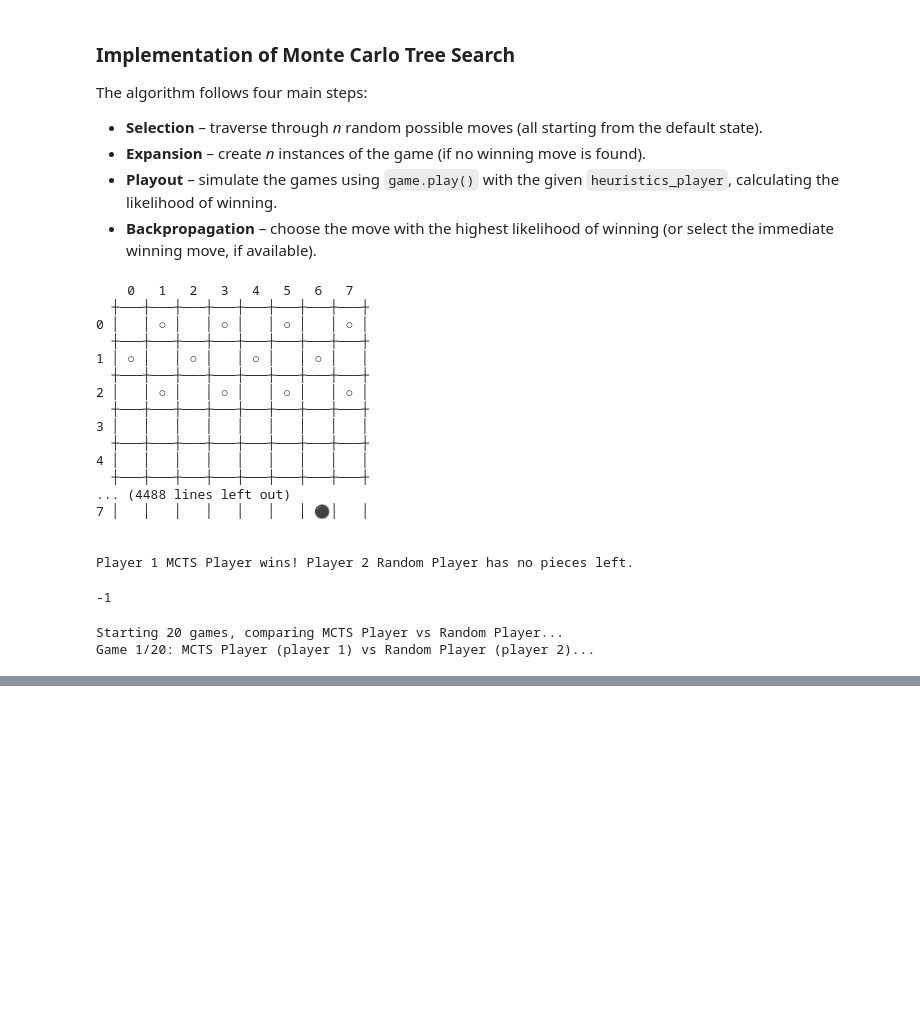
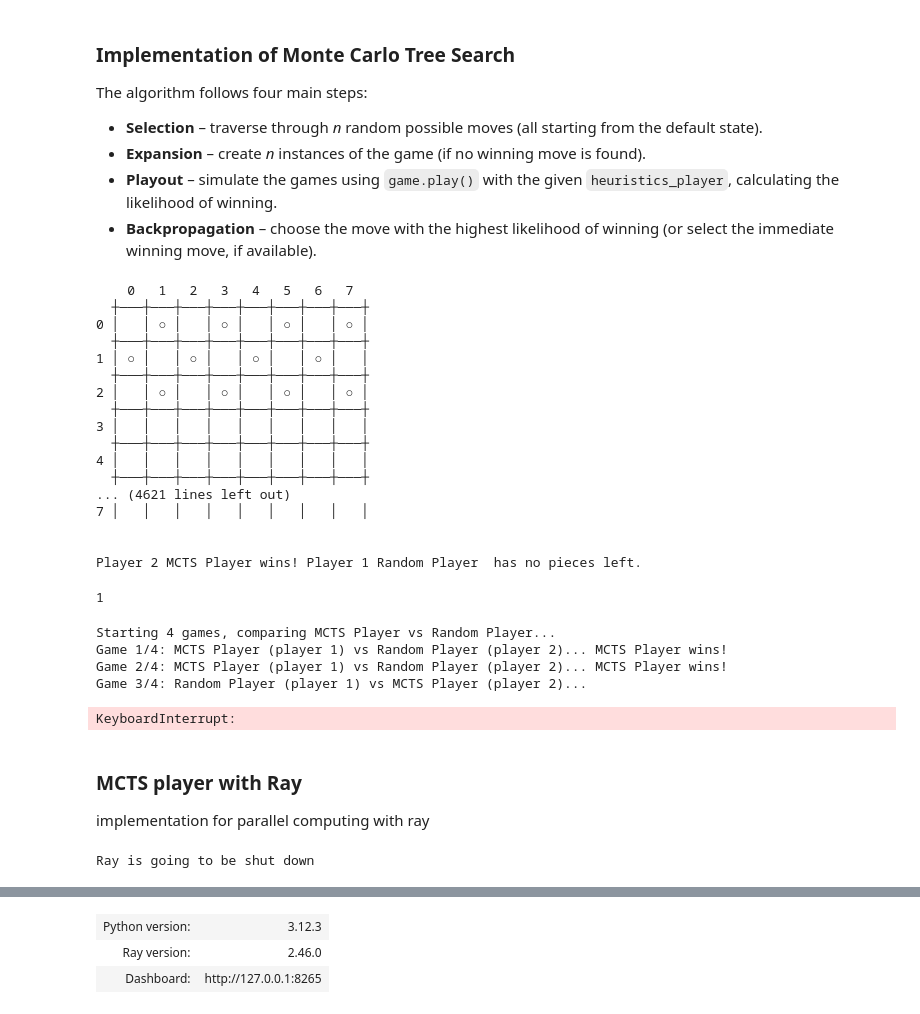
Before and after one commit to c-i-a-s-t-e-k/draughts-mcts, a Jupyter notebook: draughts_mcts.ipynb, the cells around one changed output, grey strips where cells are left out. Saved outputs shown, nothing was run; the diff lists cells and outputs as text; code cells hidden in the pictures; blank space fills up the shorter version.

```diff
--- a/draughts_mcts.ipynb
+++ b/draughts_mcts.ipynb
@@ -104,6 +97,6 @@ class MonteCarloTreeSearchPlayer:
         return best_move
 # %%
-Draughts(MonteCarloTreeSearchPlayer(), RandomPlayer()).play()
+Draughts(RandomPlayer(), MonteCarloTreeSearchPlayer()).play()
 # %% [output]
     0   1   2   3   4   5   6   7
   ┼───┼───┼───┼───┼───┼───┼───┼───┼
@@ -117,19 +110,20 @@ Draughts(MonteCarloTreeSearchPlayer(), RandomPlayer()).play()
   ┼───┼───┼───┼───┼───┼───┼───┼───┼
 4 │   │   │   │   │   │   │   │   │
   ┼───┼───┼───┼───┼───┼───┼───┼───┼
-... (4488 lines left out)
-7 │   │   │   │   │   │   │ ⚫│   │
+... (4621 lines left out)
+7 │   │   │   │   │   │   │   │   │
 
 
-Player 1 MCTS Player wins! Player 2 Random Player has no pieces left.
+Player 2 MCTS Player wins! Player 1 Random Player  has no pieces left.
--1
+1
 # %%
 player1 = MonteCarloTreeSearchPlayer()
 player2 = RandomPlayer()
 results = {player1.name: 0, player2.name: 0}
-print(f"Starting {20} games, comparing {player1.name} vs {player2.name}...")
-for i in range(10):
-    print(f"Game {i+1}/20: {player1.name} (player 1) vs {player2.name} (player 2)...", end=" ")
+n = 2
+print(f"Starting {2* n} games, comparing {player1.name} vs {player2.name}...")
+for i in range(n):
+    print(f"Game {i+1}/{2*n}: {player1.name} (player 1) vs {player2.name} (player 2)...", end=" ")
     game = Draughts(player1, player2)
     result = game.play(verbose=False)
     if result == -1:
@@ -139,7 +133,7 @@ for i in range(10):
         results[player2.name] += 1
         print(f"{player2.name} wins!")
 for i in range(10):
-    print(f"Game {i+11}/20: {player2.name} (player 1) vs {player1.name} (player 2)...", end=" ")
+    print(f"Game {i+n+1}/{2*n}: {player2.name} (player 1) vs {player1.name} (player 2)...", end=" ")
     game = Draughts(player2, player1)
     result = game.play(verbose=False)
     if result == -1:
@@ -150,5 +144,21 @@ for i in range(10):
         print(f"{player1.name} wins!")
 print(results)
 # %% [output]
-Starting 20 games, comparing MCTS Player vs Random Player...
-Game 1/20: MCTS Player (player 1) vs Random Player (player 2)...
+Starting 4 games, comparing MCTS Player vs Random Player...
+Game 1/4: MCTS Player (player 1) vs Random Player (player 2)... MCTS Player wins!
+Game 2/4: MCTS Player (player 1) vs Random Player (player 2)... MCTS Player wins!
+Game 3/4: Random Player (player 1) vs MCTS Player (player 2)...
+KeyboardInterrupt:
+# %% [markdown]
+### MCTS player with Ray
+implementation for parallel computing with ray
+# %%
+import ray
+import os
+
+if ray.is_initialized:
+    print("Ray is going to be shut down")
+    ray.shutdown()
+ray.init(ignore_reinit_error=True)
+# %% [output]
+Ray is going to be shut down
@@ -154,0 +166,3 @@ Game 1/20: MCTS Player (player 1) vs Random Player (player 2)...
+| Python version: | 3.12.3 |
+| Ray version: | 2.46.0 |
+| Dashboard: | http://127.0.0.1:8265 |
```
Also changed, not shown: parts of 9 cells of this notebook, 2 other files.
